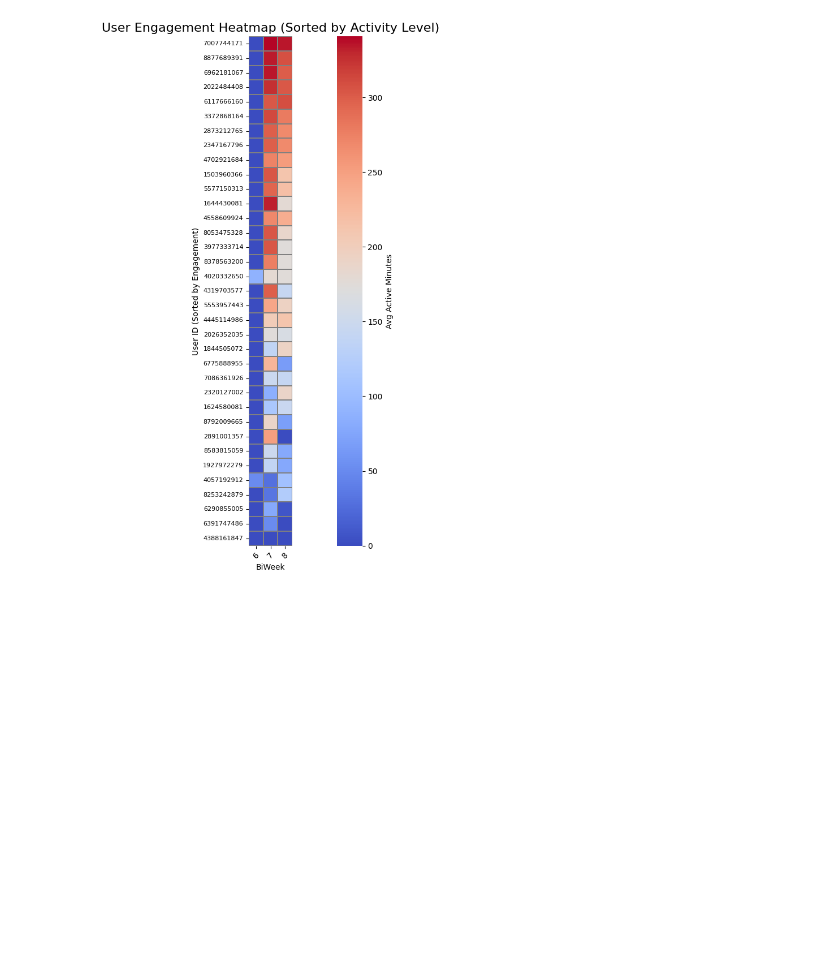
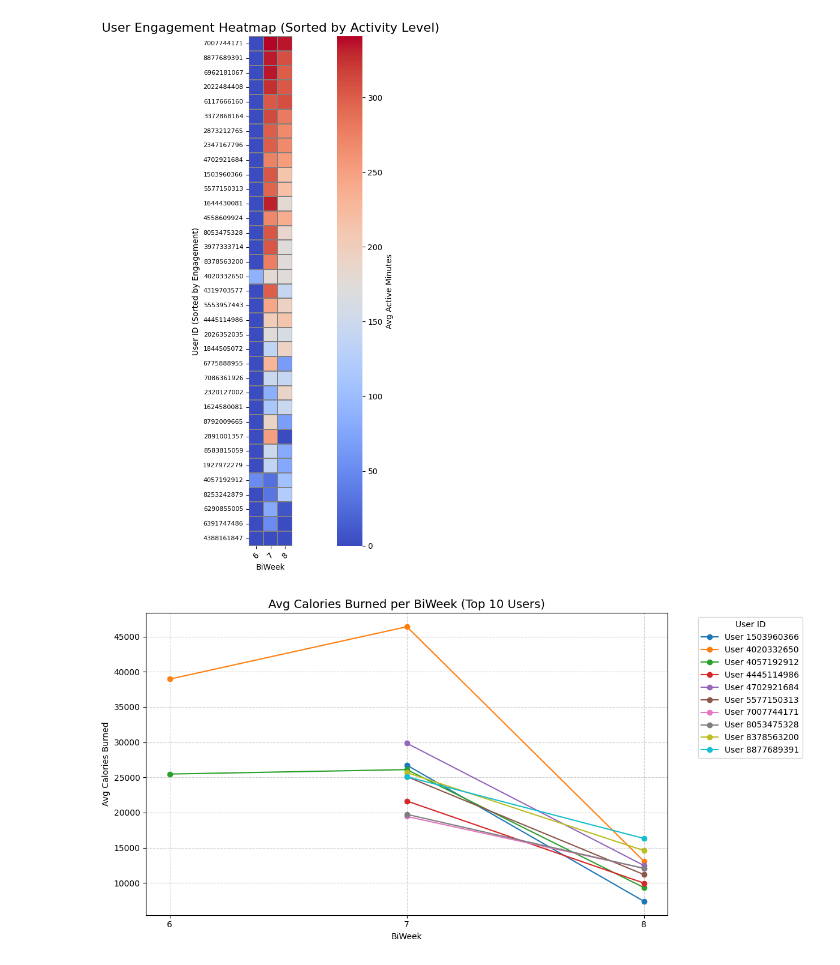
Before and after one commit to krisvijay0506/Team-Ninjas---fitness-coach-analytics, a Jupyter notebook: Beam_Ninjas_–_Fitness_Tracker_Data_Pipeline.ipynb, the cells around one changed output. Cells and saved outputs as stored; diff of their text form; code cells hidden in the pictures; blank space fills up the shorter version.

```diff
--- a/Beam_Ninjas_–_Fitness_Tracker_Data_Pipeline.ipynb
+++ b/Beam_Ninjas_–_Fitness_Tracker_Data_Pipeline.ipynb
@@ -420,3 +420,50 @@ plt.tight_layout()
 plt.show()
 # %% [output]
 [figure]
+# %%
+import matplotlib.pyplot as plt
+import pandas as pd
+
+# Pick 10 users — top by total calories
+top_users = (
+    df_biweek.groupby('user_id')['total_calories']
+    .sum()
+    .sort_values(ascending=False)
+    .head(10)
+    .index
+)
+
+# Filter only those users
+df_top = df_biweek[df_biweek['user_id'].isin(top_users)]
+
+# Calculate average calories per biweek per user
+avg_calories = (
+    df_top.groupby(['user_id', 'biweek'])['total_calories']
+    .mean()
+    .reset_index()
+)
+
+# Plot
+plt.figure(figsize=(12, 6))
+
+# Line per user
+for user_id in avg_calories['user_id'].unique():
+    user_data = avg_calories[avg_calories['user_id'] == user_id]
+    plt.plot(
+        user_data['biweek'],
+        user_data['total_calories'],
+        marker='o',
+        label=f'User {user_id}'
+    )
+
+# Plot styling
+plt.title("Avg Calories Burned per BiWeek (Top 10 Users)", fontsize=14)
+plt.xlabel("BiWeek")
+plt.ylabel("Avg Calories Burned")
+plt.grid(True, linestyle='--', alpha=0.6)
+plt.legend(bbox_to_anchor=(1.05, 1), loc='upper left', title="User ID")
+plt.xticks(sorted(df_top['biweek'].unique()))
+plt.tight_layout()
+plt.show()
+# %% [output]
+[figure, added]
```
